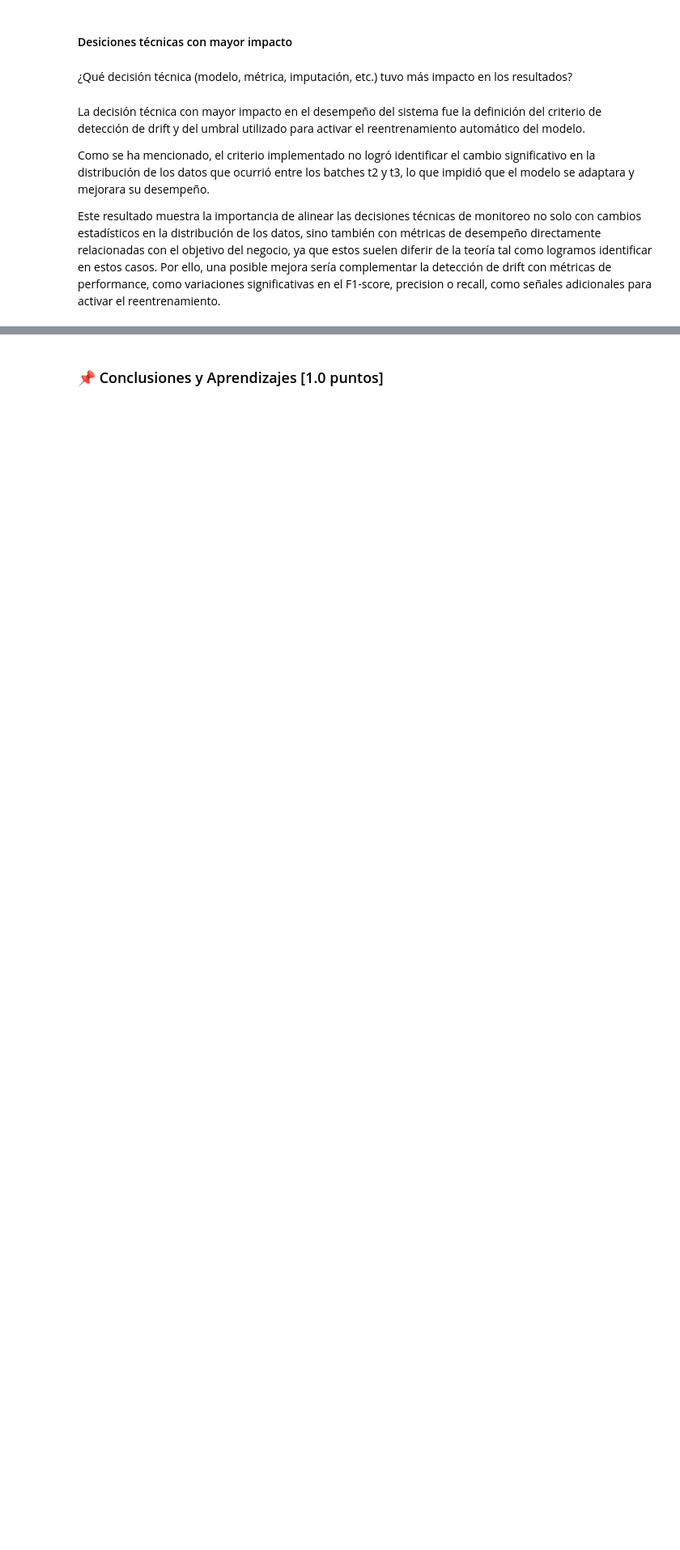
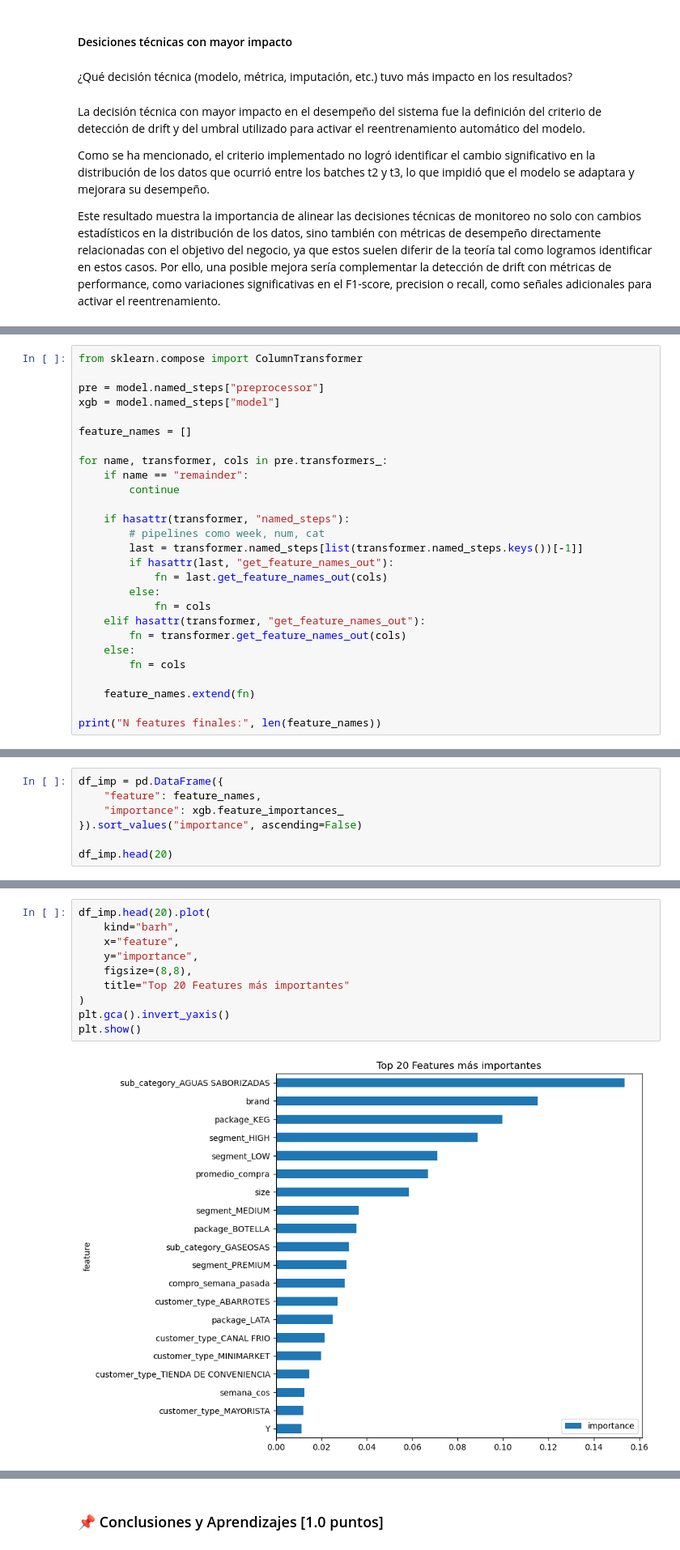
Before and after one commit to lauraflm/MDS7202-Laboratorio-de-Programacion-Cientifica-para-Ciencia-de-Datos, a Jupyter notebook: entrega_2/airflow/enunciado_entrega3.ipynb, the cells around one changed output, grey strips where cells are left out. Shown at 81% size. Cells and saved outputs as stored; diff of their text form; blank space fills up the shorter version.

```diff
--- a/entrega_2/airflow/enunciado_entrega3.ipynb
+++ b/entrega_2/airflow/enunciado_entrega3.ipynb
@@ -551,0 +624,27 @@ Este resultado muestra la importancia de alinear las decisiones técnicas de mon
+# %%
+from sklearn.compose import ColumnTransformer
+
+pre = model.named_steps["preprocessor"]
+xgb = model.named_steps["model"]
+
+feature_names = []
+
+for name, transformer, cols in pre.transformers_:
+    if name == "remainder":
+        continue
+
+    if hasattr(transformer, "named_steps"):
+        # pipelines como week, num, cat
+        last = transformer.named_steps[list(transformer.named_steps.keys())[-1]]
+        if hasattr(last, "get_feature_names_out"):
+            fn = last.get_feature_names_out(cols)
+        else:
+            fn = cols
+    elif hasattr(transformer, "get_feature_names_out"):
+        fn = transformer.get_feature_names_out(cols)
+    else:
+        fn = cols
+
+    feature_names.extend(fn)
+
+print("N features finales:", len(feature_names))
@@ -551,0 +706,7 @@ Este resultado muestra la importancia de alinear las decisiones técnicas de mon
+# %%
+df_imp = pd.DataFrame({
+    "feature": feature_names,
+    "importance": xgb.feature_importances_
+}).sort_values("importance", ascending=False)
+
+df_imp.head(20)
@@ -551,0 +731,12 @@ Este resultado muestra la importancia de alinear las decisiones técnicas de mon
+# %%
+df_imp.head(20).plot(
+    kind="barh",
+    x="feature",
+    y="importance",
+    figsize=(8,8),
+    title="Top 20 Features más importantes"
+)
+plt.gca().invert_yaxis()
+plt.show()
+# %% [output]
+[figure, added]
```
Also changed, not shown: parts of 23 cells of this notebook.
